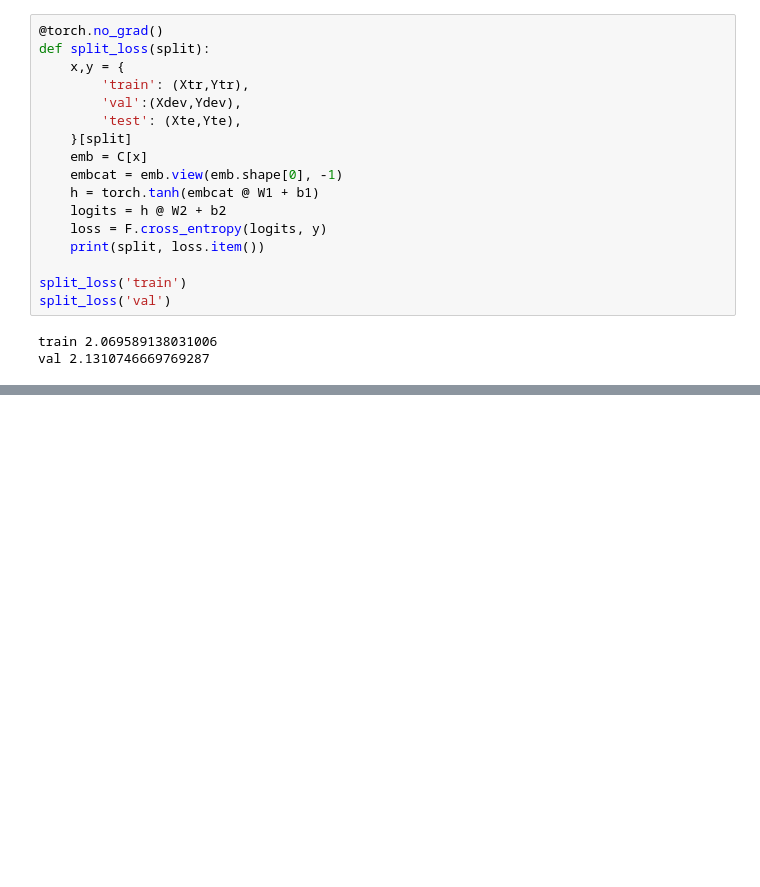
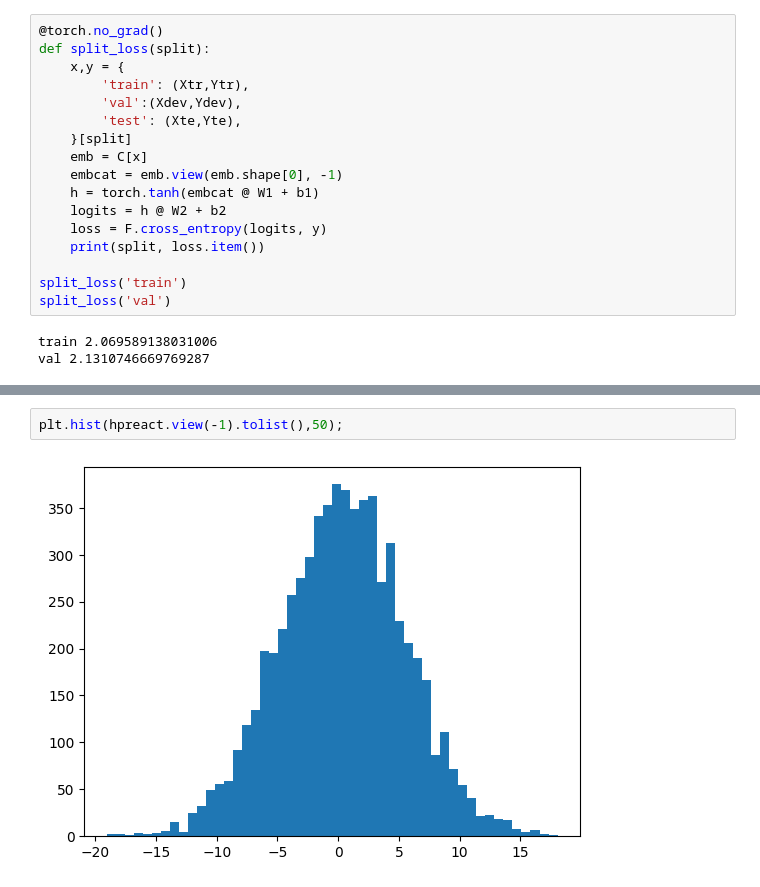
Before and after one commit to saketrama-v/MakeMore_III, a Jupyter notebook: MakeMore_III.ipynb, the cells around one changed output, grey strips where cells are left out. Saved outputs shown, nothing was run; the diff lists cells and outputs as text; blank space fills up the shorter version.

```diff
--- a/MakeMore_III.ipynb
+++ b/MakeMore_III.ipynb
@@ -320,0 +373,4 @@ val 2.1310746669769287
+# %%
+plt.hist(hpreact.view(-1).tolist(),50);
+# %% [output]
+[figure, added]
```
Also changed, not shown: parts of 17 cells of this notebook.
